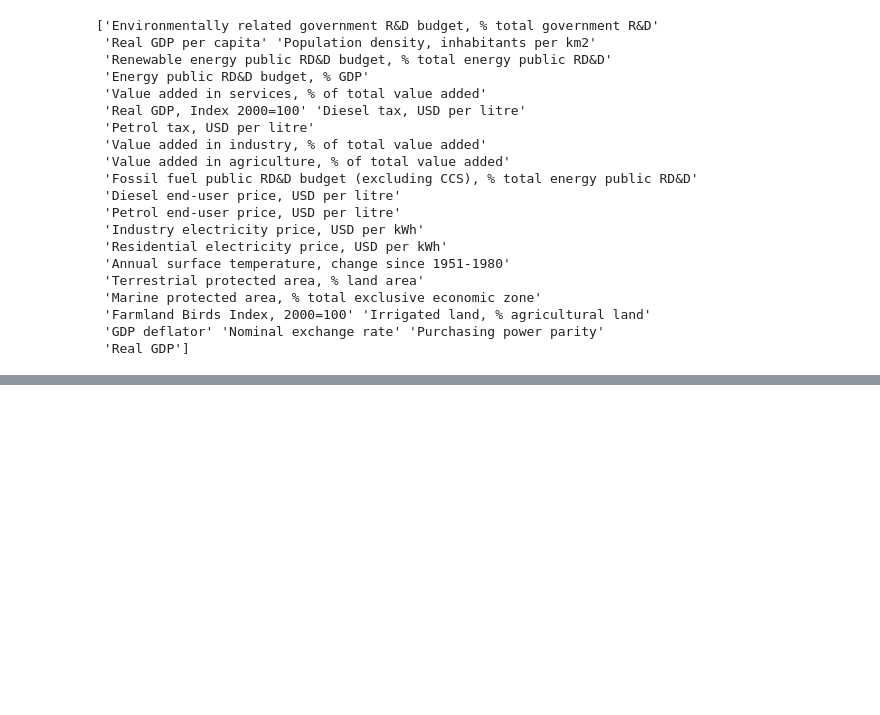
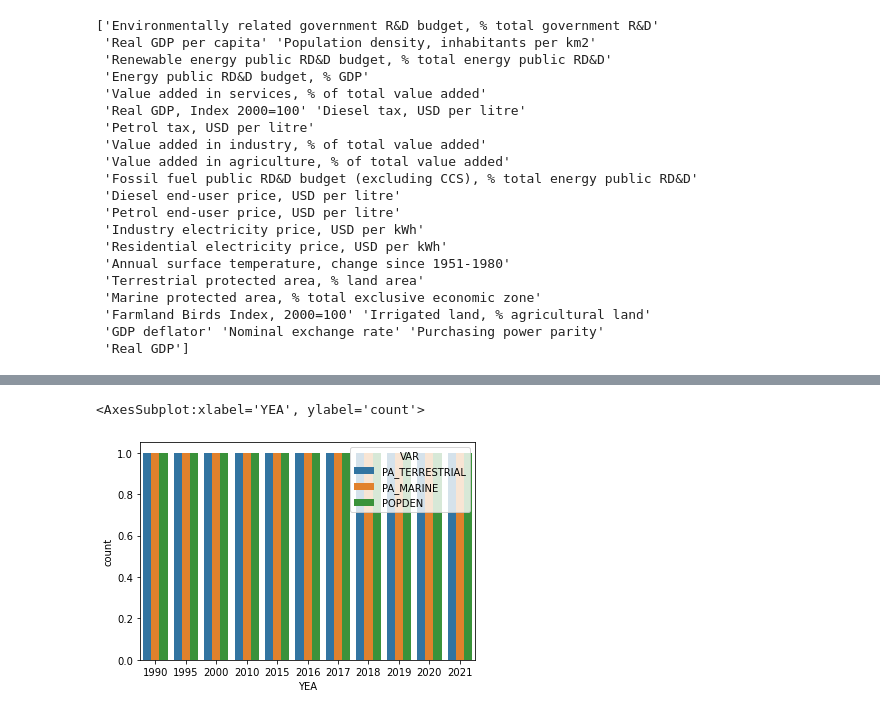
Before and after one commit to BoSuto/Data-analysis-for-business-March-2022-, a Jupyter notebook: Population, Economics & Green Growth.ipynb, the cells around one changed output, grey strips where cells are left out. Saved outputs shown, nothing was run; the diff lists cells and outputs as text; code cells hidden in the pictures; blank space fills up the shorter version.

Commit message:
first visualisation
not great though

```diff
--- a/Population, Economics & Green Growth.ipynb
+++ b/Population, Economics & Green Growth.ipynb
@@ -270,0 +271,3 @@ green_growth_significant_ind.loc[["Terrestrial protected area, % land area","Mar
+# %%
+green = green_growth_significant_ind.loc[["Terrestrial protected area, % land area","Marine protected area, % total exclusive economic zone","Irrigated land, % agricultural land","Population density, inhabitants per km2"]]
+print(green)
@@ -270,0 +330,3 @@ green_growth_significant_ind.loc[["Terrestrial protected area, % land area","Mar
+# %%
+green_Ireland = green.set_index("Country")
+print(green_Ireland.head)
@@ -270,0 +351,3 @@ green_growth_significant_ind.loc[["Terrestrial protected area, % land area","Mar
+# %%
+green_Ireland = green_Ireland.loc[["Ireland"]]
+print(green_Ireland.head())
@@ -270,0 +372,5 @@ green_growth_significant_ind.loc[["Terrestrial protected area, % land area","Mar
+# %%
+sns.countplot(data=green_Ireland, x='YEA', hue='VAR')
+# %% [output]
+<AxesSubplot:xlabel='YEA', ylabel='count'>
+[figure, added]
```
Also changed, not shown: parts of 13 cells of this notebook.
